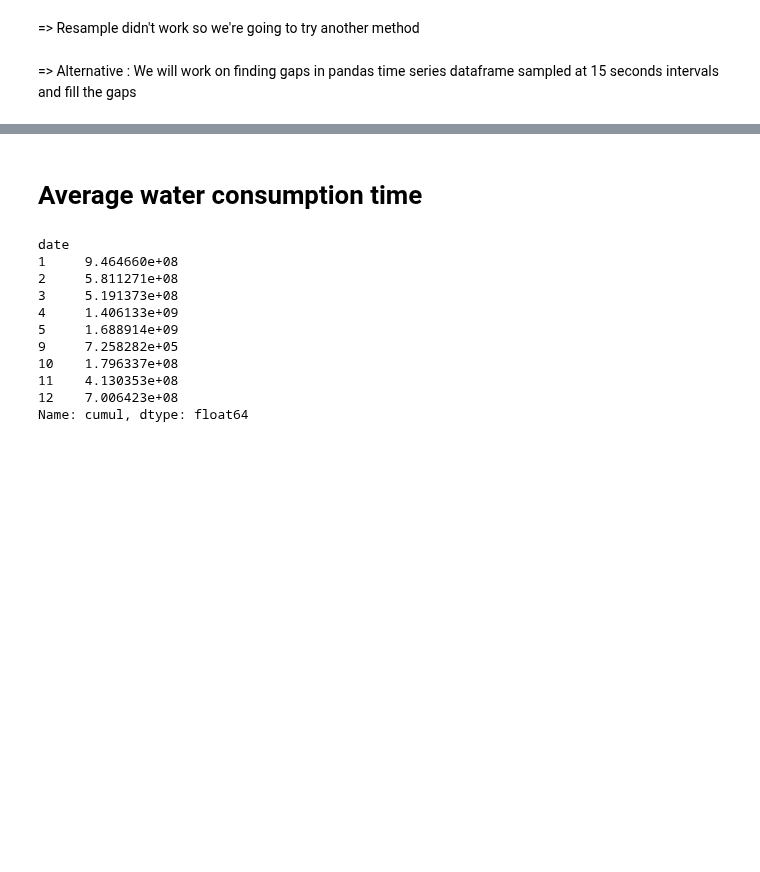
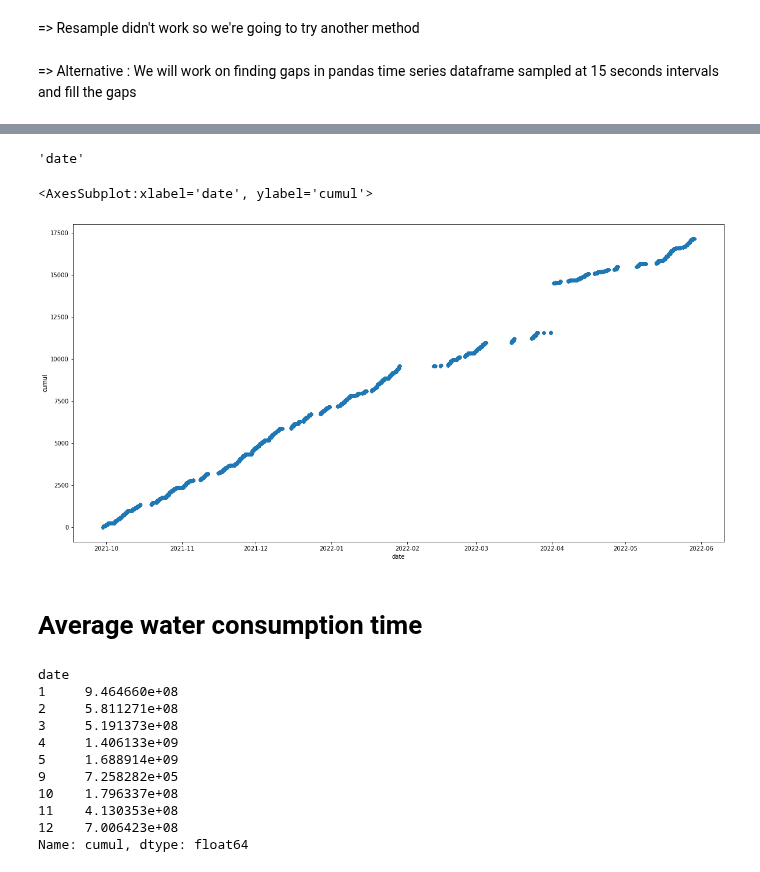
Before and after one commit to Cyrine-afk/Water-Consumption, a Jupyter notebook: Water DB.ipynb, the cells around one changed output, grey strips where cells are left out. Saved outputs shown, nothing was run; the diff lists cells and outputs as text; code cells hidden in the pictures; blank space fills up the shorter version.

```diff
--- a/Water DB.ipynb
+++ b/Water DB.ipynb
@@ -675,3 +695,17 @@ water_duplicates_removed
+# %%
+#looking for index column name
+water_duplicates_removed.index.name
+# %% [output]
+'date'
+# %%
+#renaming index column
+water_duplicates_removed.index.name = 'date'
+# %%
+#plotting
+water_duplicates_removed.reset_index().plot(kind='scatter', x='date', y='cumul', figsize=(20,10))
+# %% [output]
+<AxesSubplot:xlabel='date', ylabel='cumul'>
+[figure, added]
 # %% [markdown]
 # Average water consumption time
 # %%
```
Also changed, not shown: parts of 4 cells of this notebook.
